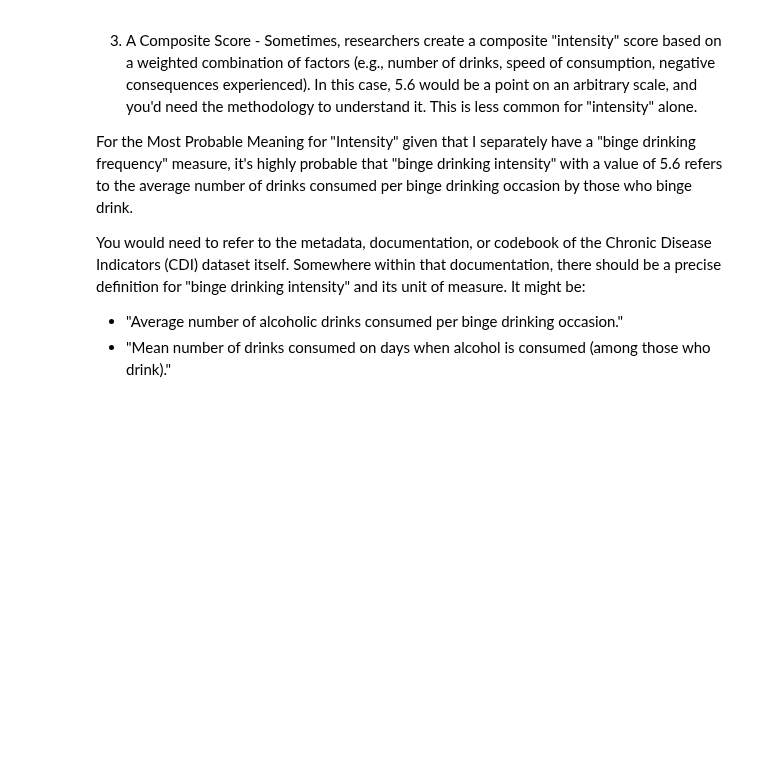
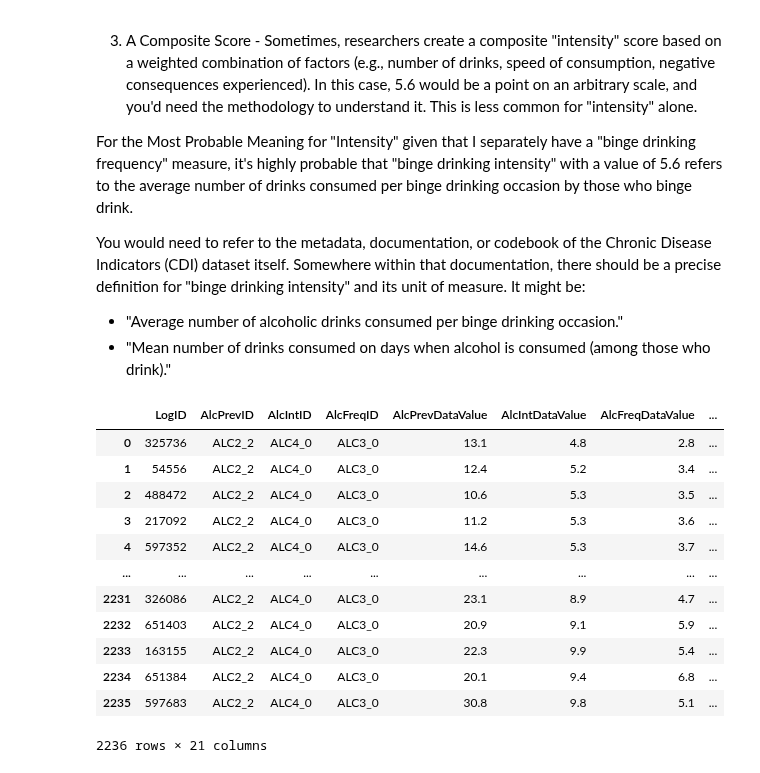
Before and after one commit to 08Aristodemus24/chronic-disease-analyses, a Jupyter notebook: chronic_disease_analyses.ipynb, the cells around one changed output. Cells and saved outputs as stored; diff of their text form; code cells hidden in the pictures; blank space fills up the shorter version.

```diff
--- a/chronic_disease_analyses.ipynb
+++ b/chronic_disease_analyses.ipynb
@@ -447,7 +493,7 @@ Total Binge Drinking Episodes: You could then estimate the total number of binge
 
 that means I have to do a self join on the filtered table containing the "binge drinking prevalence among adults aged >= 18 question" from 2001 to 2021 in all states and join these
 # %%
-conn.sql("""
+binge_drinking_int_freq = conn.sql("""
     WITH ALC2_2 AS (
         SELECT
             *,
@@ -556,3 +584,20 @@ For the Most Probable Meaning for "Intensity" given that I separately have a "bi
 You would need to refer to the metadata, documentation, or codebook of the Chronic Disease Indicators (CDI) dataset itself. Somewhere within that documentation, there should be a precise definition for "binge drinking intensity" and its unit of measure. It might be:
 - "Average number of alcoholic drinks consumed per binge drinking occasion."
 - "Mean number of drinks consumed on days when alcohol is consumed (among those who drink)."
+# %%
+binge_drinking_int_freq_df = binge_drinking_int_freq.fetchdf()
+binge_drinking_int_freq_df
+# %% [output]
+|  | LogID | AlcPrevID | AlcIntID | AlcFreqID | AlcPrevDataValue | AlcIntDataValue | AlcFreqDataValue | ... |
+| 0 | 325736 | ALC2_2 | ALC4_0 | ALC3_0 | 13.1 | 4.8 | 2.8 | ... |
+| 1 | 54556 | ALC2_2 | ALC4_0 | ALC3_0 | 12.4 | 5.2 | 3.4 | ... |
+| 2 | 488472 | ALC2_2 | ALC4_0 | ALC3_0 | 10.6 | 5.3 | 3.5 | ... |
+| 3 | 217092 | ALC2_2 | ALC4_0 | ALC3_0 | 11.2 | 5.3 | 3.6 | ... |
+| 4 | 597352 | ALC2_2 | ALC4_0 | ALC3_0 | 14.6 | 5.3 | 3.7 | ... |
+| ... | ... | ... | ... | ... | ... | ... | ... | ... |
+| 2231 | 326086 | ALC2_2 | ALC4_0 | ALC3_0 | 23.1 | 8.9 | 4.7 | ... |
+| 2232 | 651403 | ALC2_2 | ALC4_0 | ALC3_0 | 20.9 | 9.1 | 5.9 | ... |
+| 2233 | 163155 | ALC2_2 | ALC4_0 | ALC3_0 | 22.3 | 9.9 | 5.4 | ... |
+| 2234 | 651384 | ALC2_2 | ALC4_0 | ALC3_0 | 20.1 | 9.4 | 6.8 | ... |
+| 2235 | 597683 | ALC2_2 | ALC4_0 | ALC3_0 | 30.8 | 9.8 | 5.1 | ... |
+2236 rows × 21 columns
```
Also changed, not shown: parts of 17 cells of this notebook, 10 other files.
